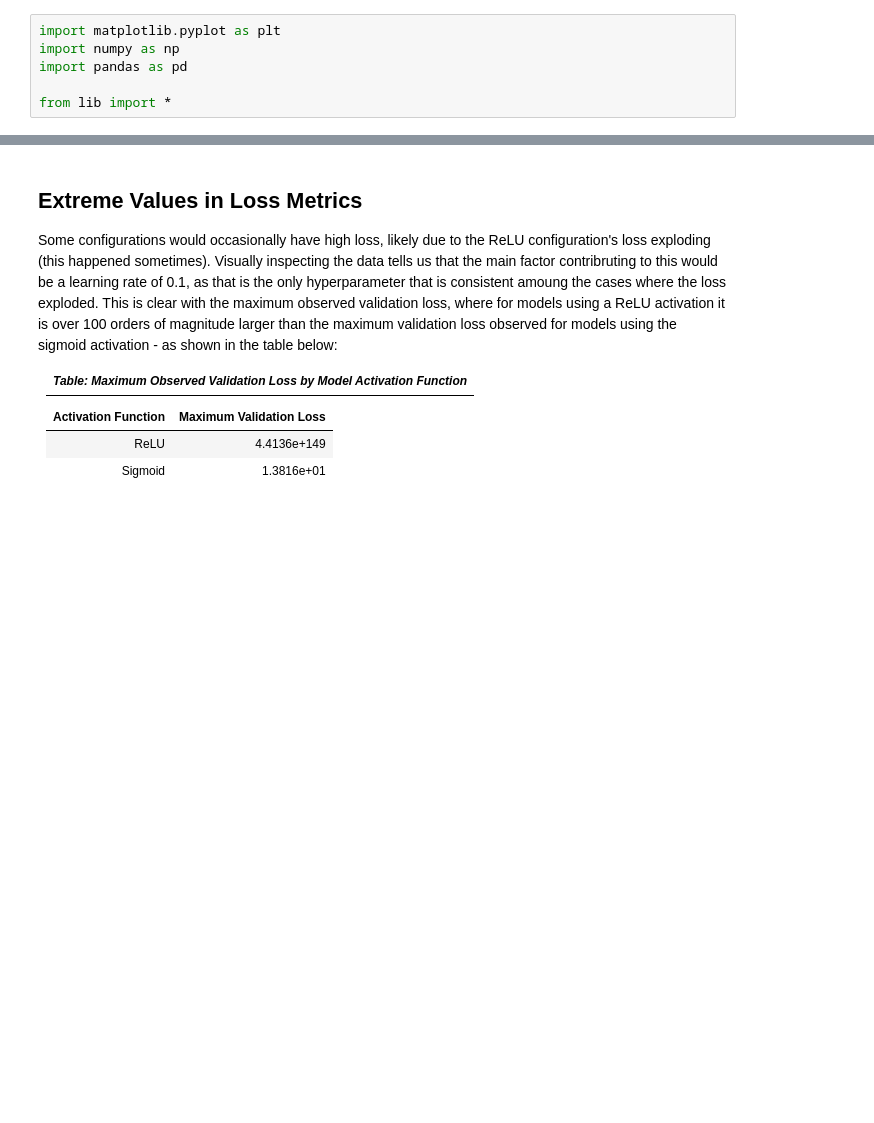
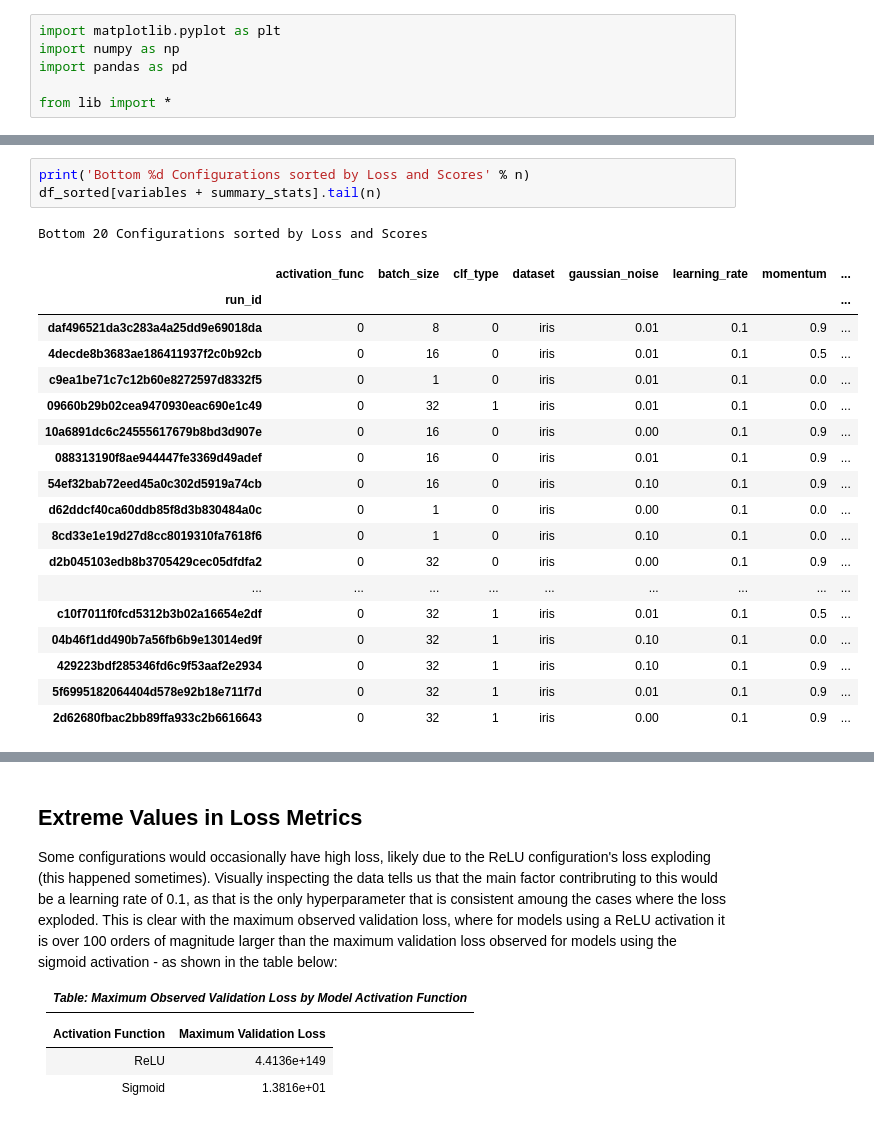
Before and after one commit to AnthonyDickson/Neural-Networks, a Jupyter notebook: notebooks/Analysis of Iris Dataset Results.ipynb, the cells around one changed output, grey strips where cells are left out. Drawn from its saved outputs; the diff is of its cells as text; blank space fills up the shorter version.

```diff
--- a/notebooks/Analysis of Iris Dataset Results.ipynb
+++ b/notebooks/Analysis of Iris Dataset Results.ipynb
@@ -18,0 +102,23 @@ memory usage: 5.9+ MB
+# %%
+print('Bottom %d Configurations sorted by Loss and Scores' % n)
+df_sorted[variables + summary_stats].tail(n)
+# %% [output]
+Bottom 20 Configurations sorted by Loss and Scores
+|  | activation_func | batch_size | clf_type | dataset | gaussian_noise | learning_rate | momentum | ... |
+| run_id |  |  |  |  |  |  |  | ... |
+| daf496521da3c283a4a25dd9e69018da | 0 | 8 | 0 | iris | 0.01 | 0.1 | 0.9 | ... |
+| 4decde8b3683ae186411937f2c0b92cb | 0 | 16 | 0 | iris | 0.01 | 0.1 | 0.5 | ... |
+| c9ea1be71c7c12b60e8272597d8332f5 | 0 | 1 | 0 | iris | 0.01 | 0.1 | 0.0 | ... |
+| 09660b29b02cea9470930eac690e1c49 | 0 | 32 | 1 | iris | 0.01 | 0.1 | 0.0 | ... |
+| 10a6891dc6c24555617679b8bd3d907e | 0 | 16 | 0 | iris | 0.00 | 0.1 | 0.9 | ... |
+| 088313190f8ae944447fe3369d49adef | 0 | 16 | 0 | iris | 0.01 | 0.1 | 0.9 | ... |
+| 54ef32bab72eed45a0c302d5919a74cb | 0 | 16 | 0 | iris | 0.10 | 0.1 | 0.9 | ... |
+| d62ddcf40ca60ddb85f8d3b830484a0c | 0 | 1 | 0 | iris | 0.00 | 0.1 | 0.0 | ... |
+| 8cd33e1e19d27d8cc8019310fa7618f6 | 0 | 1 | 0 | iris | 0.10 | 0.1 | 0.0 | ... |
+| d2b045103edb8b3705429cec05dfdfa2 | 0 | 32 | 0 | iris | 0.00 | 0.1 | 0.9 | ... |
+| ... | ... | ... | ... | ... | ... | ... | ... | ... |
+| c10f7011f0fcd5312b3b02a16654e2df | 0 | 32 | 1 | iris | 0.01 | 0.1 | 0.5 | ... |
+| 04b46f1dd490b7a56fb6b9e13014ed9f | 0 | 32 | 1 | iris | 0.10 | 0.1 | 0.0 | ... |
+| 429223bdf285346fd6c9f53aaf2e2934 | 0 | 32 | 1 | iris | 0.10 | 0.1 | 0.9 | ... |
+| 5f6995182064404d578e92b18e711f7d | 0 | 32 | 1 | iris | 0.01 | 0.1 | 0.9 | ... |
+| 2d62680fbac2bb89ffa933c2b6616643 | 0 | 32 | 1 | iris | 0.00 | 0.1 | 0.9 | ... |
```
Also changed, not shown: parts of 20 cells of this notebook, 4 other files.
